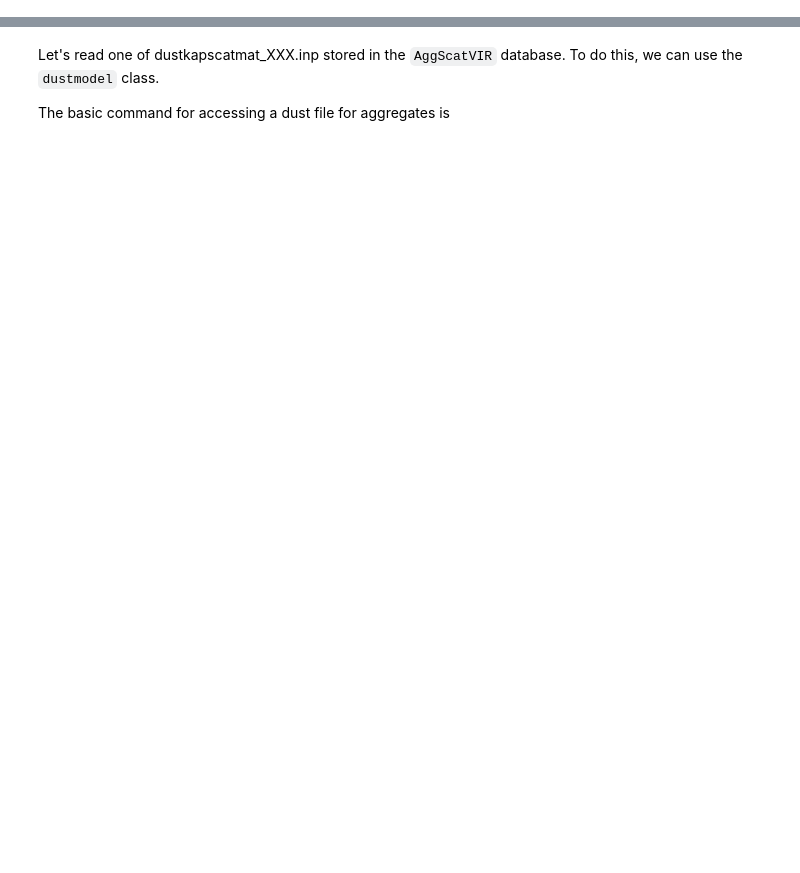
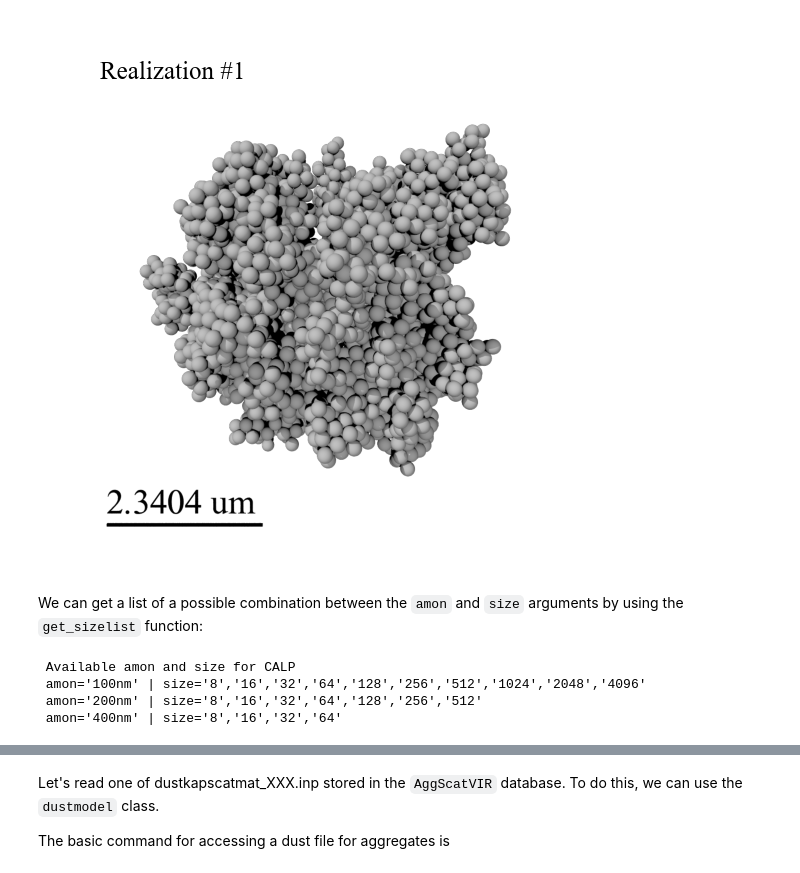
Before and after one commit to rtazaki1205/AggScatVIR, a Jupyter notebook: docs/examples.ipynb, the cells around one changed output, grey strips where cells are left out. Drawn from its saved outputs; the diff is of its cells as text; code cells hidden in the pictures; blank space fills up the shorter version.

```diff
--- a/docs/examples.ipynb
+++ b/docs/examples.ipynb
@@ -19,0 +26,13 @@ from aggscatpy import *
+# %%
+aggscatpy.view_particle(partype='CALP',size='4096',amon='100nm',ireal='1')
+# %% [output]
+[figure, added]
+# %% [markdown]
+We can get a list of a possible combination between the ``amon`` and ``size`` arguments by using the ``get_sizelist`` function:
+# %%
+aggscatpy.get_sizelist('CALP')
+# %% [output]
+ Available amon and size for CALP
+ amon='100nm' | size='8','16','32','64','128','256','512','1024','2048','4096'
+ amon='200nm' | size='8','16','32','64','128','256','512'
+ amon='400nm' | size='8','16','32','64'
```
Also changed, not shown: parts of 77 cells of this notebook, 46 other files.
